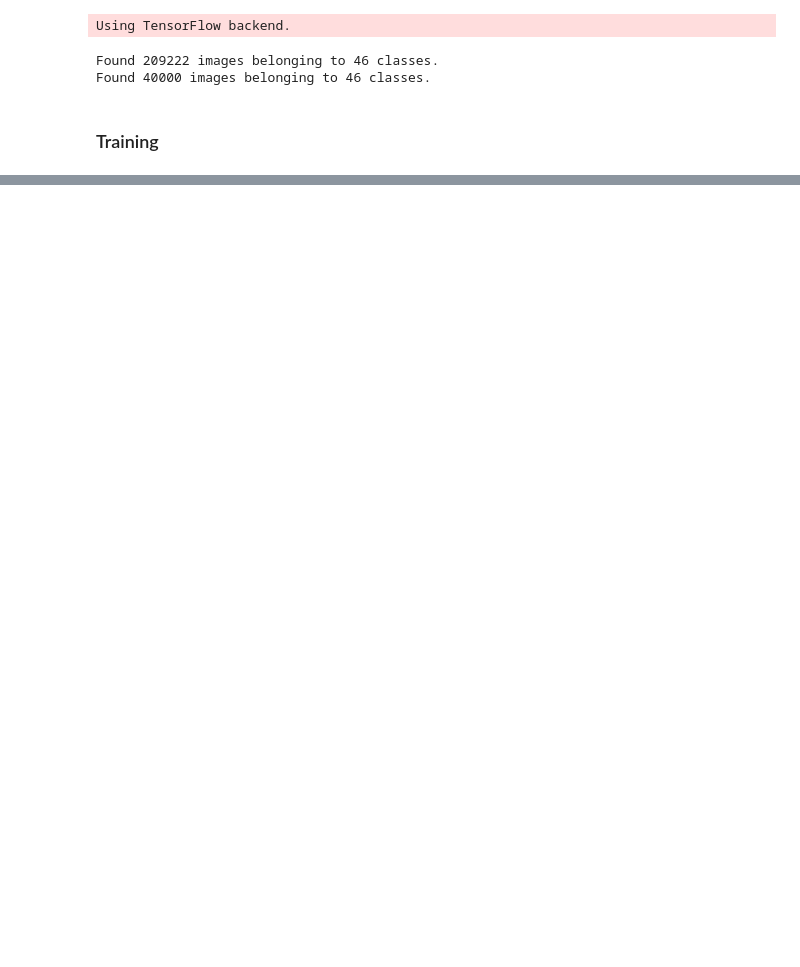
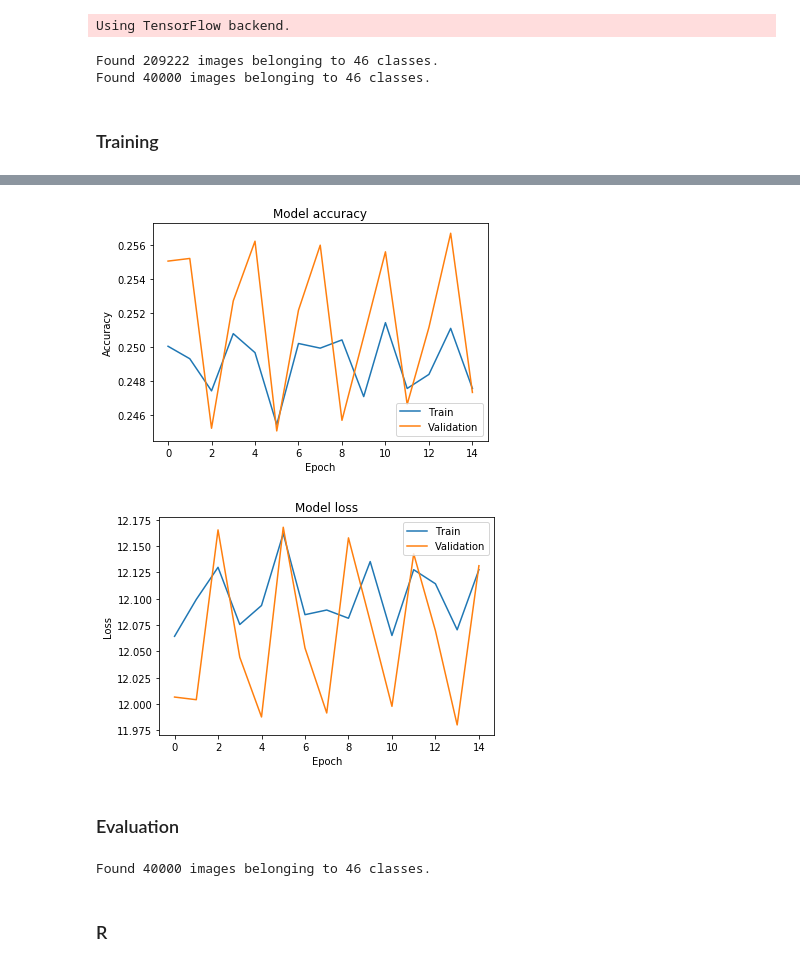
Before and after one commit to danfergo/garment2, a Jupyter notebook: experiments/Experiment 2 - VGG16 on DeepFashion.ipynb, the cells around one changed output, grey strips where cells are left out. Drawn from its saved outputs; the diff is of its cells as text; code cells hidden in the pictures; blank space fills up the shorter version.

Commit message:
Saving results after results after first attempt on DeepFashion dataset

```diff
--- a/experiments/Experiment 2 - VGG16 on DeepFashion.ipynb
+++ b/experiments/Experiment 2 - VGG16 on DeepFashion.ipynb
@@ -35,7 +34,7 @@ validation_datagen = ImageDataGenerator(
 train_generator = train_datagen.flow_from_directory(
         DATASET_PATH + '/train',
         target_size=(I_SIZE, I_SIZE),
-        batch_size=32,
+        batch_size=64,
         class_mode='categorical',
         shuffle=True
 )
@@ -43,7 +42,7 @@ train_generator = train_datagen.flow_from_directory(
 validation_generator = validation_datagen.flow_from_directory(
         DATASET_PATH + '/validation',
         target_size=(I_SIZE, I_SIZE),
-        batch_size=32,
+        batch_size=64,
         class_mode='categorical'
 )
 # %% [output]
@@ -88,9 +68,9 @@ model.compile(loss='categorical_crossentropy',  optimizer='adadelta', metrics=['
 # %%
 history = model.fit_generator(
         train_generator,
-        steps_per_epoch=3250,
-        epochs=30,
+        steps_per_epoch=1000,
+        epochs=15,
         validation_data=validation_generator,
-        validation_steps=625,
-        verbose=2)
+        validation_steps=200,
+        verbose=1)
 # %% [output]
@@ -97,0 +87,36 @@ Epoch 1/30
+# %%
+# summarize history for accuracy
+plt.plot(history.history['acc'])
+plt.plot(history.history['val_acc'])
+plt.title('Model accuracy')
+plt.ylabel('Accuracy')
+plt.xlabel('Epoch')
+plt.legend(['Train', 'Validation'], loc='lower right')
+plt.show()
+
+# summarize history for loss
+plt.plot(history.history['loss'])
+plt.plot(history.history['val_loss'])
+plt.title('Model loss')
+plt.ylabel('Loss')
+plt.xlabel('Epoch')
+plt.legend(['Train', 'Validation'], loc='upper right')
+plt.show()
+# %% [output]
+[figure, added]
+[figure, added]
+# %% [markdown]
+### Evaluation
+# %%
+test_datagen = ImageDataGenerator(
+    # rescale=1./255
+)
+
+test_generator = test_datagen.flow_from_directory(
+        DATASET_PATH + '/test',
+        target_size=(I_SIZE, I_SIZE),
+        batch_size=2000,
+        class_mode='categorical'
+)
+# %% [output]
+Found 40000 images belonging to 46 classes.
@@ -97,0 +135,2 @@ Epoch 1/30
+# %% [markdown]
+### R
```
Also changed, not shown: parts of 6 cells of this notebook, 1 other file.
